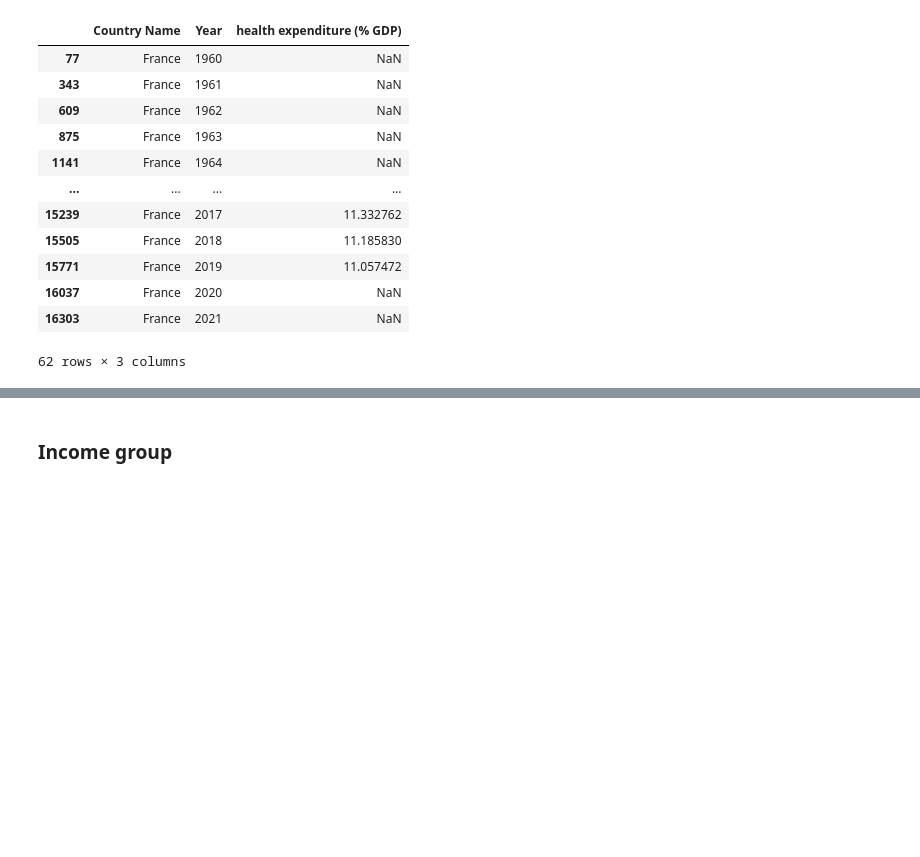
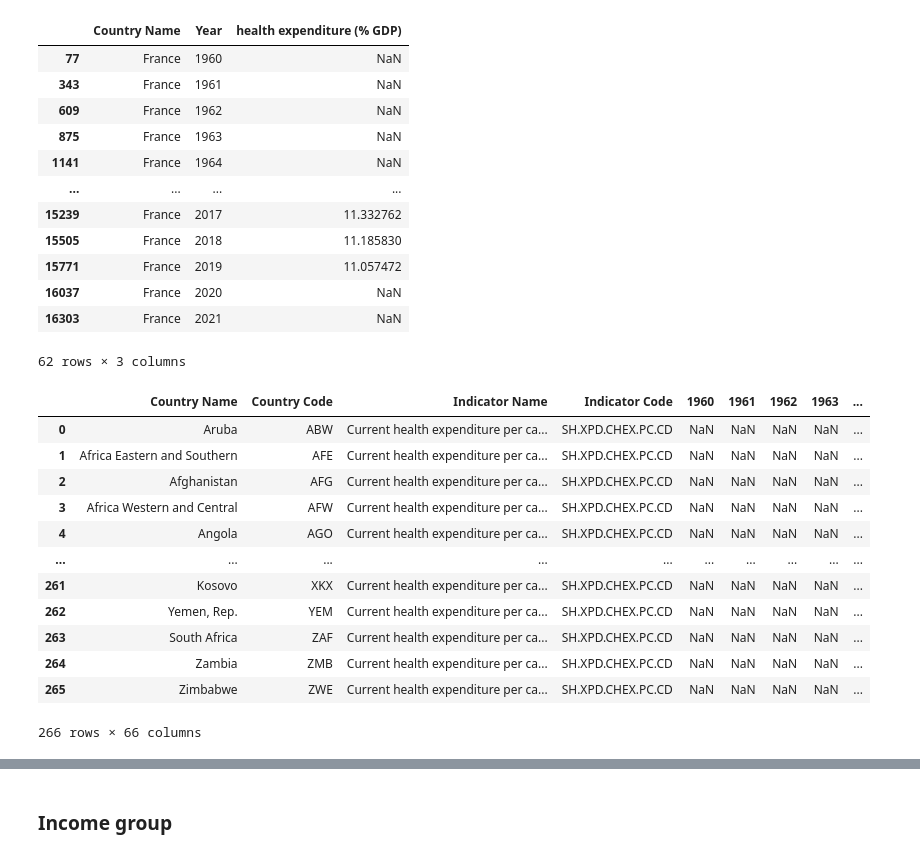
Before and after one commit to nghi-huynh/BigDataChallenge2022, a Jupyter notebook: Data_prepping.ipynb, the cells around one changed output, grey strips where cells are left out. Saved outputs shown, nothing was run; the diff lists cells and outputs as text; code cells hidden in the pictures; blank space fills up the shorter version.

```diff
--- a/Data_prepping.ipynb
+++ b/Data_prepping.ipynb
@@ -334,3 +462,19 @@ expenditure_capita = pd.read_csv("/content/raw_data/gdp_per_capita.csv")
+# %%
+expenditure_capita
+# %% [output]
+|  | Country Name | Country Code | Indicator Name | Indicator Code | 1960 | 1961 | 1962 | 1963 | ... |
+| 0 | Aruba | ABW | Current health expenditure per ca... | SH.XPD.CHEX.PC.CD | NaN | NaN | NaN | NaN | ... |
+| 1 | Africa Eastern and Southern | AFE | Current health expenditure per ca... | SH.XPD.CHEX.PC.CD | NaN | NaN | NaN | NaN | ... |
+| 2 | Afghanistan | AFG | Current health expenditure per ca... | SH.XPD.CHEX.PC.CD | NaN | NaN | NaN | NaN | ... |
+| 3 | Africa Western and Central | AFW | Current health expenditure per ca... | SH.XPD.CHEX.PC.CD | NaN | NaN | NaN | NaN | ... |
+| 4 | Angola | AGO | Current health expenditure per ca... | SH.XPD.CHEX.PC.CD | NaN | NaN | NaN | NaN | ... |
+| ... | ... | ... | ... | ... | ... | ... | ... | ... | ... |
+| 261 | Kosovo | XKX | Current health expenditure per ca... | SH.XPD.CHEX.PC.CD | NaN | NaN | NaN | NaN | ... |
+| 262 | Yemen, Rep. | YEM | Current health expenditure per ca... | SH.XPD.CHEX.PC.CD | NaN | NaN | NaN | NaN | ... |
+| 263 | South Africa | ZAF | Current health expenditure per ca... | SH.XPD.CHEX.PC.CD | NaN | NaN | NaN | NaN | ... |
+| 264 | Zambia | ZMB | Current health expenditure per ca... | SH.XPD.CHEX.PC.CD | NaN | NaN | NaN | NaN | ... |
+| 265 | Zimbabwe | ZWE | Current health expenditure per ca... | SH.XPD.CHEX.PC.CD | NaN | NaN | NaN | NaN | ... |
+266 rows × 66 columns
 # %%
 cols_drop = ["Country Code", "Indicator Name", "Indicator Code"]
 melts_vars = [["Country Name"], "Year", "health expenditure (per capita)"]
```
Also changed, not shown: parts of 71 cells of this notebook, 4 other files.
